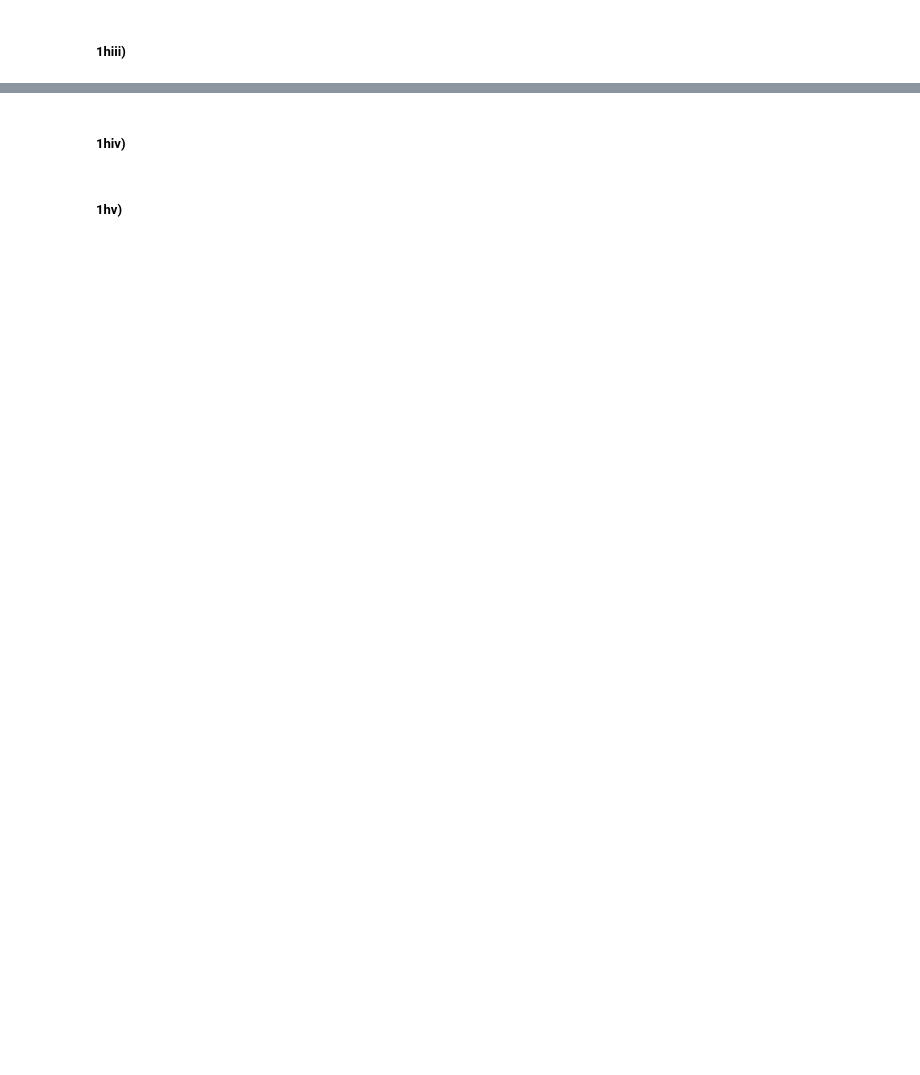
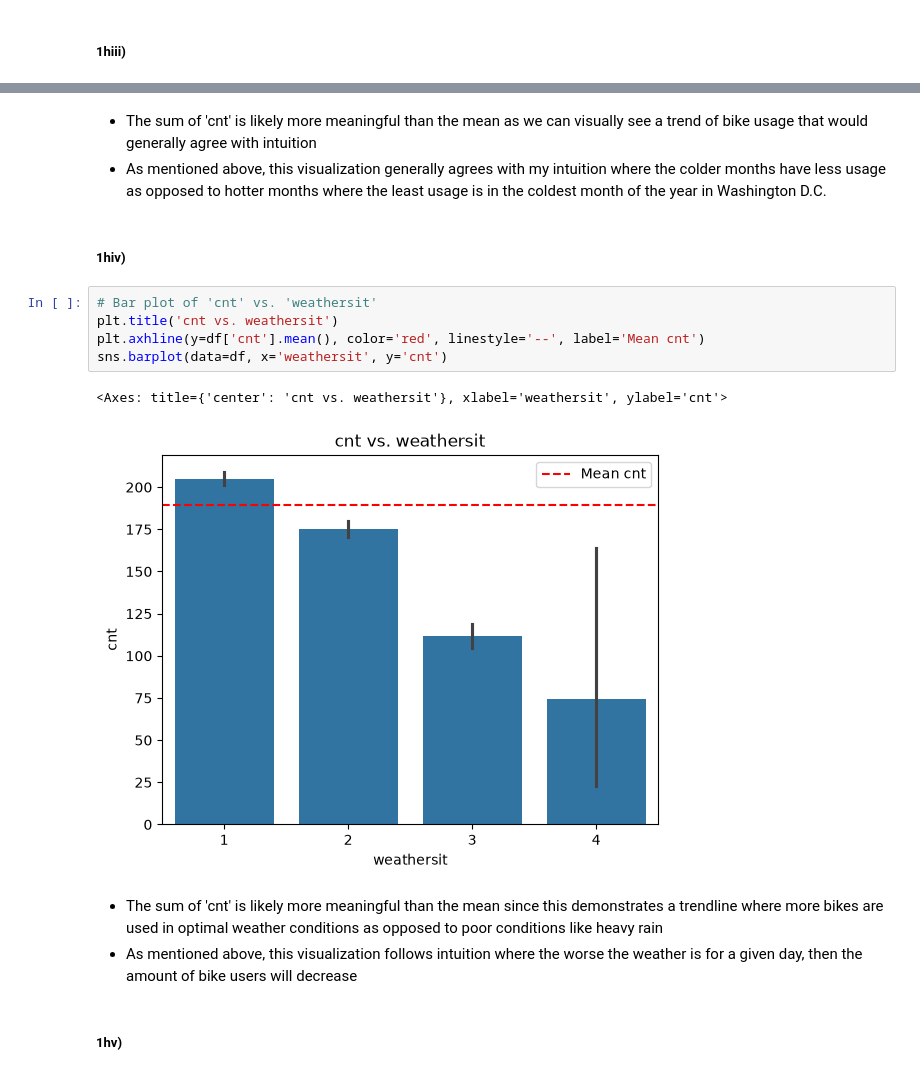
Before and after one commit to Jared-Wood135/DU-COMP4432-Machine-Learning, a Jupyter notebook: Assignments/4.ipynb, the cells around one changed output, grey strips where cells are left out. Cells and saved outputs as stored; diff of their text form; blank space fills up the shorter version.

```diff
--- a/Assignments/4.ipynb
+++ b/Assignments/4.ipynb
@@ -177,4 +380,18 @@ warnings.filterwarnings("ignore", category=DeprecationWarning)
+# %% [markdown]
+- The sum of 'cnt' is likely more meaningful than the mean as we can visually see a trend of bike usage that would generally agree with intuition
+- As mentioned above, this visualization generally agrees with my intuition where the colder months have less usage as opposed to hotter months where the least usage is in the coldest month of the year in Washington D.C.
 # %% [markdown]
 ##### 1hiv)
+# %%
+# Bar plot of 'cnt' vs. 'weathersit'
+plt.title('cnt vs. weathersit')
+plt.axhline(y=df['cnt'].mean(), color='red', linestyle='--', label='Mean cnt')
+sns.barplot(data=df, x='weathersit', y='cnt')
+# %% [output]
+<Axes: title={'center': 'cnt vs. weathersit'}, xlabel='weathersit', ylabel='cnt'>
+[figure, added]
+# %% [markdown]
+- The sum of 'cnt' is likely more meaningful than the mean since this demonstrates a trendline where more bikes are used in optimal weather conditions as opposed to poor conditions like heavy rain
+- As mentioned above, this visualization follows intuition where the worse the weather is for a given day, then the amount of bike users will decrease
 # %% [markdown]
 ##### 1hv)
```
Also changed, not shown: parts of 29 cells of this notebook.
